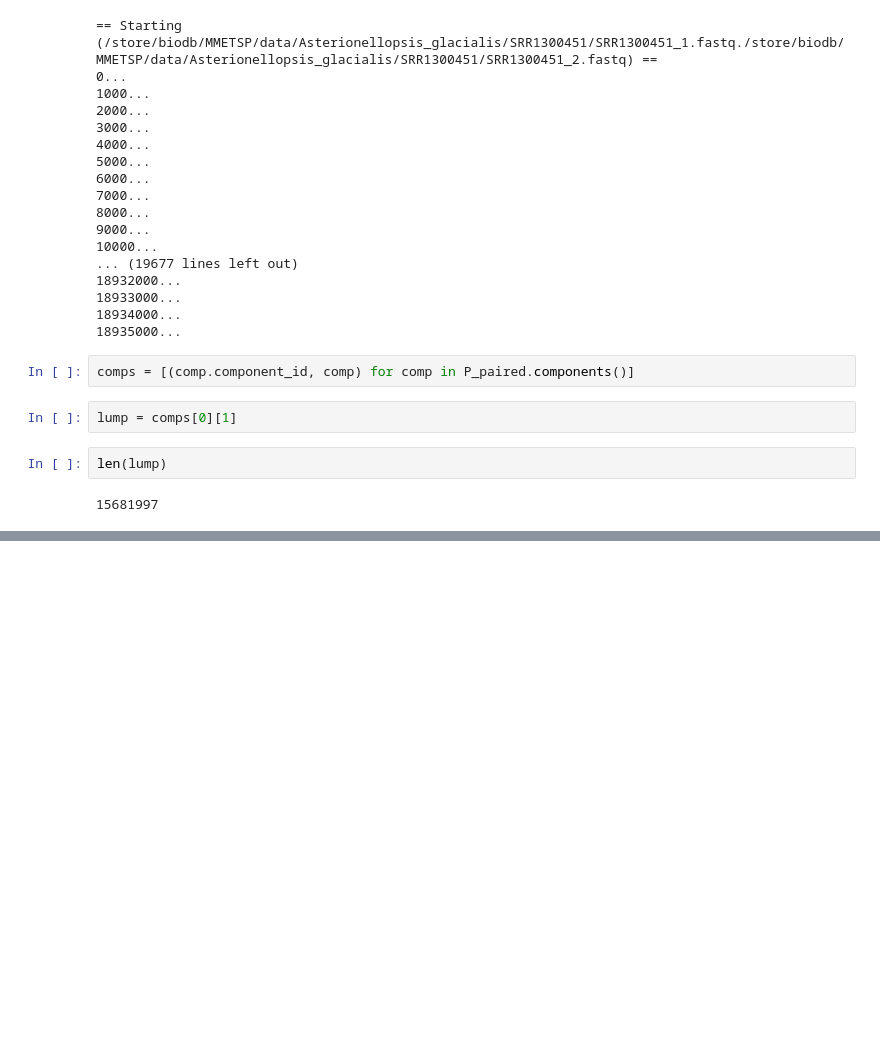
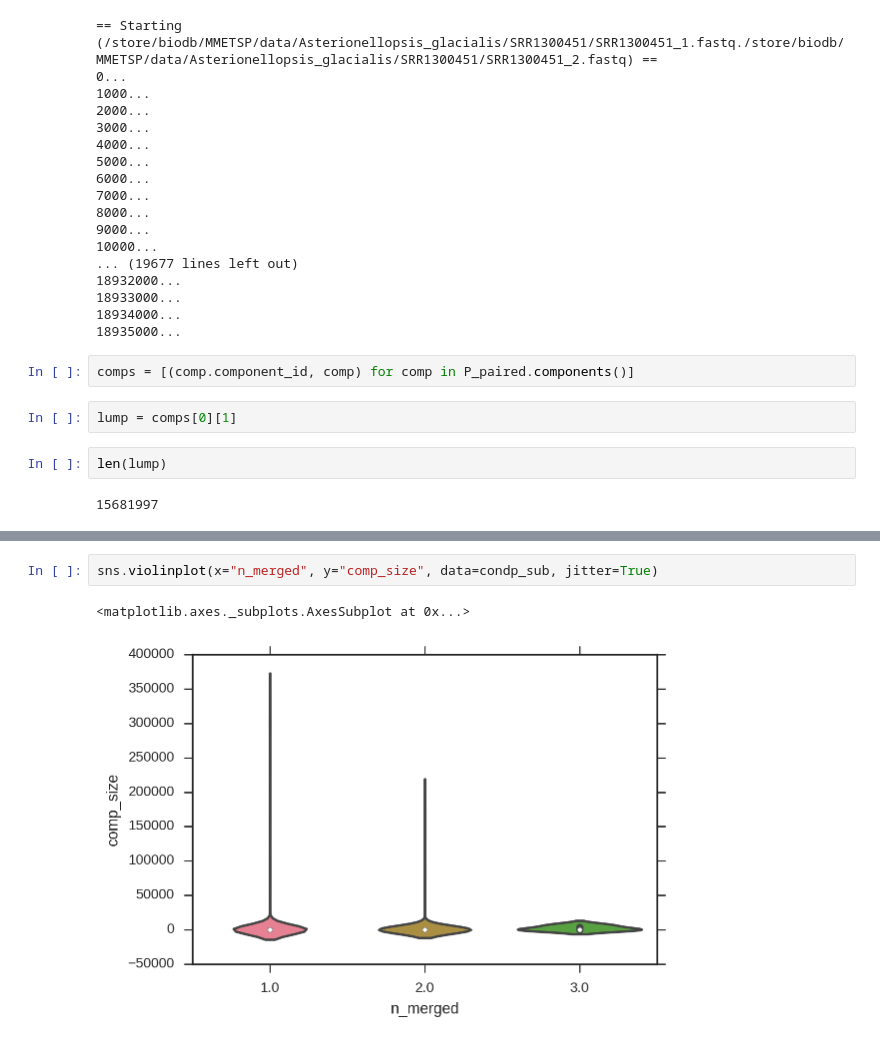
Before and after one commit to camillescott/goetia, a Jupyter notebook: notebooks/StreamingPartitioner.ipynb, the cells around one changed output, grey strips where cells are left out. Saved outputs shown, nothing was run; the diff lists cells and outputs as text; blank space fills up the shorter version.

```diff
--- a/boink/StreamingPartitioner.ipynb
+++ b/notebooks/StreamingPartitioner.ipynb
@@ -225,0 +269,5 @@ lump_counts = {tag: cg.get(revhash(tag, 25)) for tag in lump}
+# %%
+sns.violinplot(x="n_merged", y="comp_size", data=condp_sub, jitter=True)
+# %% [output]
+<matplotlib.axes._subplots.AxesSubplot at 0x...>
+[figure, added]
```
Also changed, not shown: parts of 30 cells of this notebook, 3 other files.
